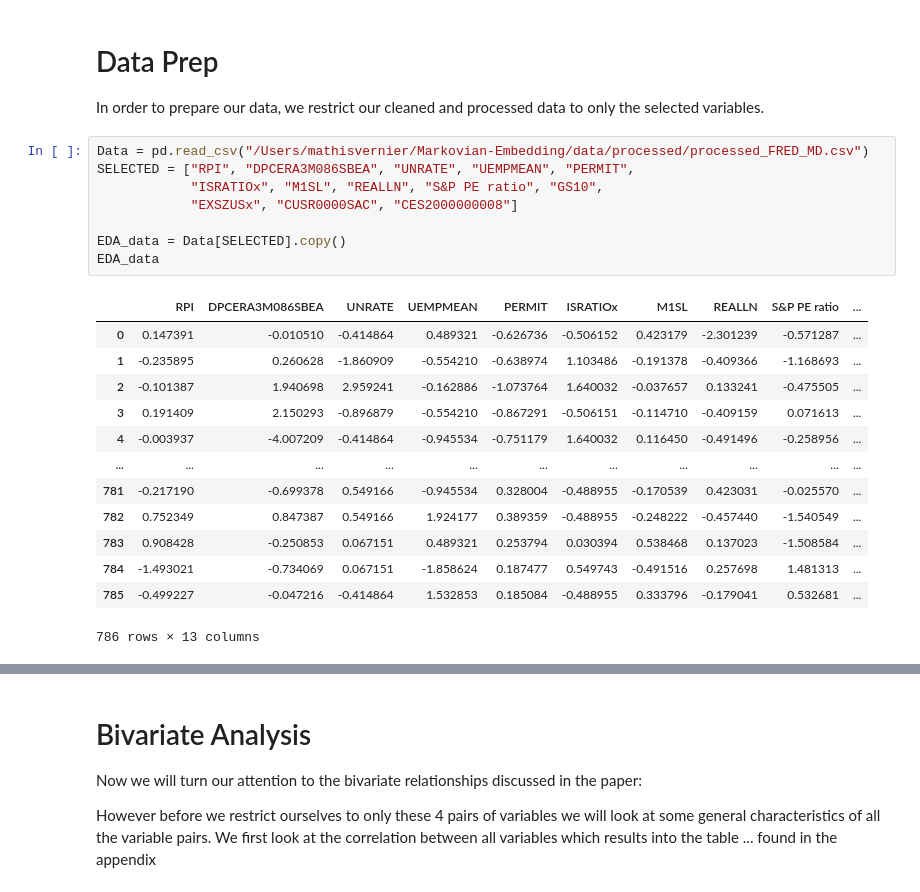
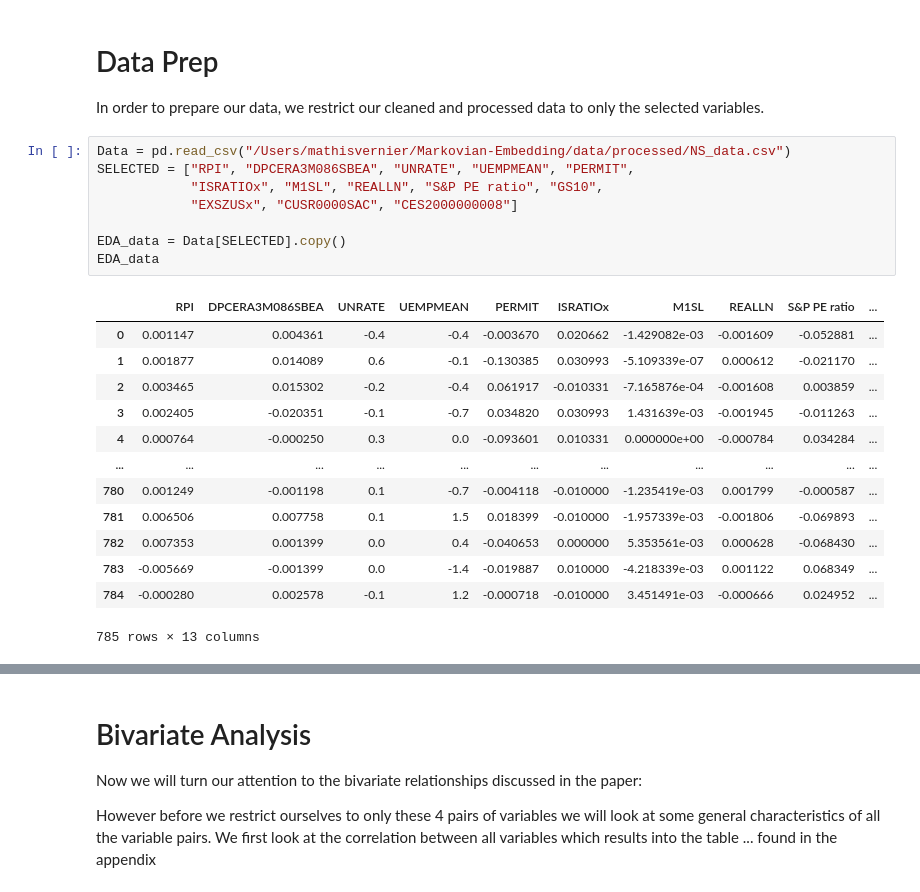
Before and after one commit to donaldiger/Markovian-Embedding, a Jupyter notebook: notebooks/eda.ipynb, the cells around one changed output, grey strips where cells are left out. Saved outputs shown, nothing was run; the diff lists cells and outputs as text.

```diff
--- a/notebooks/eda.ipynb
+++ b/notebooks/eda.ipynb
@@ -19,24 +39,24 @@ from scipy.stats import t
 
 In order to prepare our data, we restrict our cleaned and processed data to only the selected variables.
 # %%
-Data = pd.read_csv("/Users/mathisvernier/Markovian-Embedding/data/processed/processed_FRED_MD.csv")
+Data = pd.read_csv("/Users/mathisvernier/Markovian-Embedding/data/processed/NS_data.csv")
 SELECTED = ["RPI", "DPCERA3M086SBEA", "UNRATE", "UEMPMEAN", "PERMIT",
             "ISRATIOx", "M1SL", "REALLN", "S&P PE ratio", "GS10",
             "EXSZUSx", "CUSR0000SAC", "CES2000000008"]
 
 EDA_data = Data[SELECTED].copy()
 EDA_data
 # %% [output]
 |  | RPI | DPCERA3M086SBEA | UNRATE | UEMPMEAN | PERMIT | ISRATIOx | M1SL | REALLN | S&P PE ratio | ... |
-| 0 | 0.147391 | -0.010510 | -0.414864 | 0.489321 | -0.626736 | -0.506152 | 0.423179 | -2.301239 | -0.571287 | ... |
-| 1 | -0.235895 | 0.260628 | -1.860909 | -0.554210 | -0.638974 | 1.103486 | -0.191378 | -0.409366 | -1.168693 | ... |
-| 2 | -0.101387 | 1.940698 | 2.959241 | -0.162886 | -1.073764 | 1.640032 | -0.037657 | 0.133241 | -0.475505 | ... |
-| 3 | 0.191409 | 2.150293 | -0.896879 | -0.554210 | -0.867291 | -0.506151 | -0.114710 | -0.409159 | 0.071613 | ... |
-| 4 | -0.003937 | -4.007209 | -0.414864 | -0.945534 | -0.751179 | 1.640032 | 0.116450 | -0.491496 | -0.258956 | ... |
+| 0 | 0.001147 | 0.004361 | -0.4 | -0.4 | -0.003670 | 0.020662 | -1.429082e-03 | -0.001609 | -0.052881 | ... |
+| 1 | 0.001877 | 0.014089 | 0.6 | -0.1 | -0.130385 | 0.030993 | -5.109339e-07 | 0.000612 | -0.021170 | ... |
+| 2 | 0.003465 | 0.015302 | -0.2 | -0.4 | 0.061917 | -0.010331 | -7.165876e-04 | -0.001608 | 0.003859 | ... |
+| 3 | 0.002405 | -0.020351 | -0.1 | -0.7 | 0.034820 | 0.030993 | 1.431639e-03 | -0.001945 | -0.011263 | ... |
+| 4 | 0.000764 | -0.000250 | 0.3 | 0.0 | -0.093601 | 0.010331 | 0.000000e+00 | -0.000784 | 0.034284 | ... |
 | ... | ... | ... | ... | ... | ... | ... | ... | ... | ... | ... |
-| 781 | -0.217190 | -0.699378 | 0.549166 | -0.945534 | 0.328004 | -0.488955 | -0.170539 | 0.423031 | -0.025570 | ... |
-| 782 | 0.752349 | 0.847387 | 0.549166 | 1.924177 | 0.389359 | -0.488955 | -0.248222 | -0.457440 | -1.540549 | ... |
-| 783 | 0.908428 | -0.250853 | 0.067151 | 0.489321 | 0.253794 | 0.030394 | 0.538468 | 0.137023 | -1.508584 | ... |
-| 784 | -1.493021 | -0.734069 | 0.067151 | -1.858624 | 0.187477 | 0.549743 | -0.491516 | 0.257698 | 1.481313 | ... |
-| 785 | -0.499227 | -0.047216 | -0.414864 | 1.532853 | 0.185084 | -0.488955 | 0.333796 | -0.179041 | 0.532681 | ... |
+| 780 | 0.001249 | -0.001198 | 0.1 | -0.7 | -0.004118 | -0.010000 | -1.235419e-03 | 0.001799 | -0.000587 | ... |
+| 781 | 0.006506 | 0.007758 | 0.1 | 1.5 | 0.018399 | -0.010000 | -1.957339e-03 | -0.001806 | -0.069893 | ... |
+| 782 | 0.007353 | 0.001399 | 0.0 | 0.4 | -0.040653 | 0.000000 | 5.353561e-03 | 0.000628 | -0.068430 | ... |
+| 783 | -0.005669 | -0.001399 | 0.0 | -1.4 | -0.019887 | 0.010000 | -4.218339e-03 | 0.001122 | 0.068349 | ... |
+| 784 | -0.000280 | 0.002578 | -0.1 | 1.2 | -0.000718 | -0.010000 | 3.451491e-03 | -0.000666 | 0.024952 | ... |
-786 rows × 13 columns
+785 rows × 13 columns
```
Also changed, not shown: parts of 9 cells of this notebook, 8 other files.
